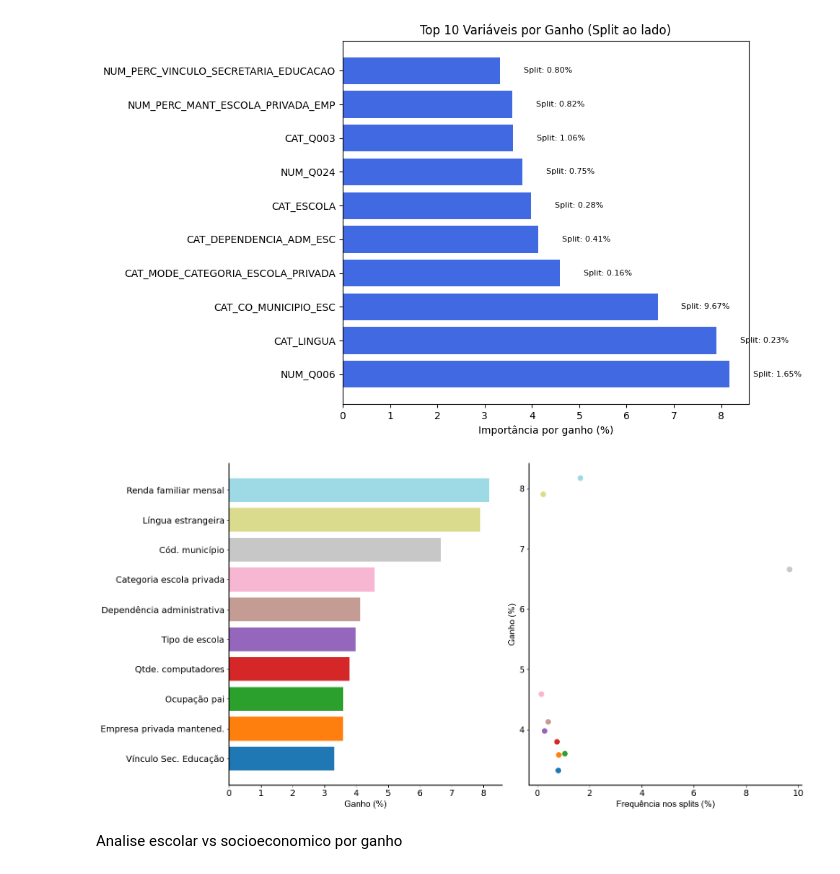
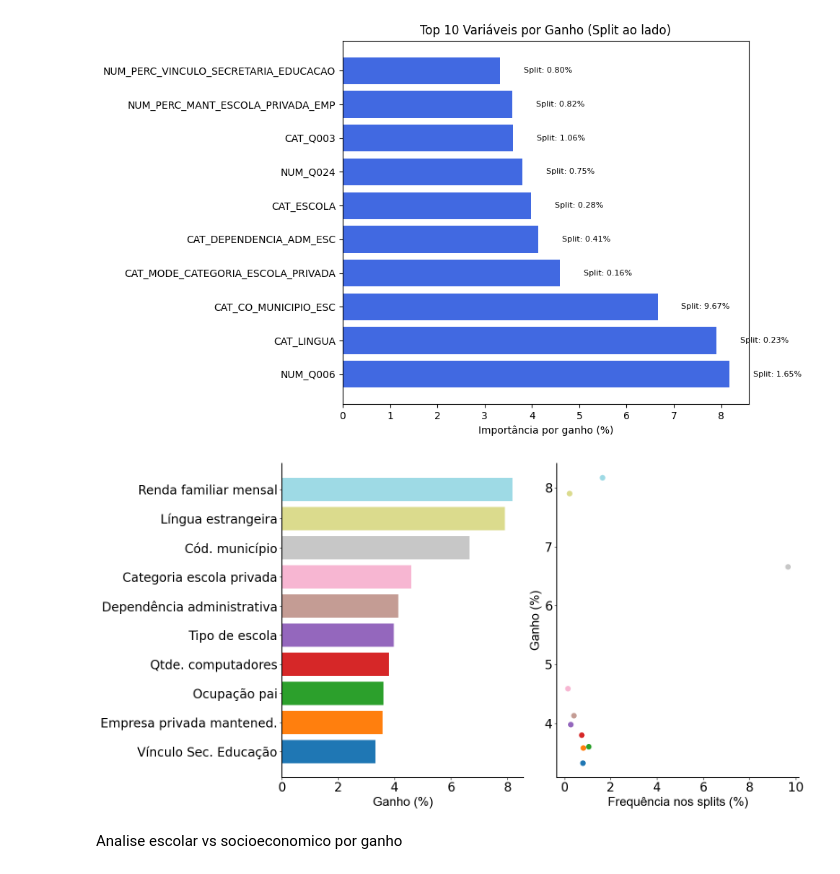
Before and after one commit to Brenosmith/TccImpactoEscolaEnem, a Jupyter notebook: src/10_SHAP_Base_Unificada.ipynb, the cells around one changed output. Saved outputs shown, nothing was run; the diff lists cells and outputs as text; code cells hidden in the pictures.

```diff
--- a/src/10_SHAP_Base_Unificada.ipynb
+++ b/src/10_SHAP_Base_Unificada.ipynb
@@ -144,42 +143,42 @@ df_top['Feature_Desc'] = df_top['Feature'].apply(get_nome_descritivo)
 cmap = plt.get_cmap('tab20', top)
 colors = [cmap(i) for i in range(top)]
 
 fig, axes = plt.subplots(1, 2, figsize=(16, 8))
 
 # Gráfico de barras horizontais (Ganho)
 axes[0].barh(df_top['Feature_Desc'], df_top['Gain (%)'], color=colors, edgecolor='none')
-axes[0].set_xlabel('Ganho (%)', fontname='Arial', fontsize=14, color='black')
-axes[0].set_ylabel('', fontname='Arial', fontsize=14, color='black')
+axes[0].set_xlabel('Ganho (%)', fontname='Arial', fontsize=20, color='black')
+axes[0].set_ylabel('', fontname='Arial', fontsize=20, color='black')
 axes[0].spines['top'].set_visible(False)
 axes[0].spines['right'].set_visible(False)
 axes[0].spines['bottom'].set_color('black')
 axes[0].spines['bottom'].set_linewidth(1.5)
 axes[0].spines['left'].set_color('black')
 axes[0].spines['left'].set_linewidth(1.5)
-axes[0].tick_params(axis='x', colors='black', labelsize=14)
-axes[0].tick_params(axis='y', colors='black', labelsize=14)
+axes[0].tick_params(axis='x', colors='black', labelsize=20)
+axes[0].tick_params(axis='y', colors='black', labelsize=20)
 axes[0].set_title('')  # Remove título
 axes[0].grid(False)
 
 # Gráfico de dispersão (Split x Ganho)
 axes[1].scatter(df_top['Split (%)'], df_top['Gain (%)'], color=colors, s=80, edgecolor='none')
-axes[1].set_xlabel('Frequência nos splits (%)', fontname='Arial', fontsize=14, color='black')
-axes[1].set_ylabel('Ganho (%)', fontname='Arial', fontsize=14, color='black')
+axes[1].set_xlabel('Frequência nos splits (%)', fontname='Arial', fontsize=20, color='black')
+axes[1].set_ylabel('Ganho (%)', fontname='Arial', fontsize=20, color='black')
 axes[1].spines['top'].set_visible(False)
 axes[1].spines['right'].set_visible(False)
 axes[1].spines['bottom'].set_color('black')
 axes[1].spines['bottom'].set_linewidth(1.5)
 axes[1].spines['left'].set_color('black')
 axes[1].spines['left'].set_linewidth(1.5)
-axes[1].tick_params(axis='x', colors='black', labelsize=14)
-axes[1].tick_params(axis='y', colors='black', labelsize=14)
+axes[1].tick_params(axis='x', colors='black', labelsize=20)
+axes[1].tick_params(axis='y', colors='black', labelsize=20)
 axes[1].set_title('')  # Remove título
 axes[1].grid(False)
 
 plt.tight_layout()
 plt.show()
 # %% [output]
-[figure, old version]
+[figure, new version]
 # %%
 # Função para analisar importância por grupo (que estava faltando)
 def analyze_importance_by_group(df_data, origins_dict, group_name, metrics=['Gain (%)', 'Split (%)']):
```
Also changed, not shown: parts of 1 cell of this notebook, 4 other files.
